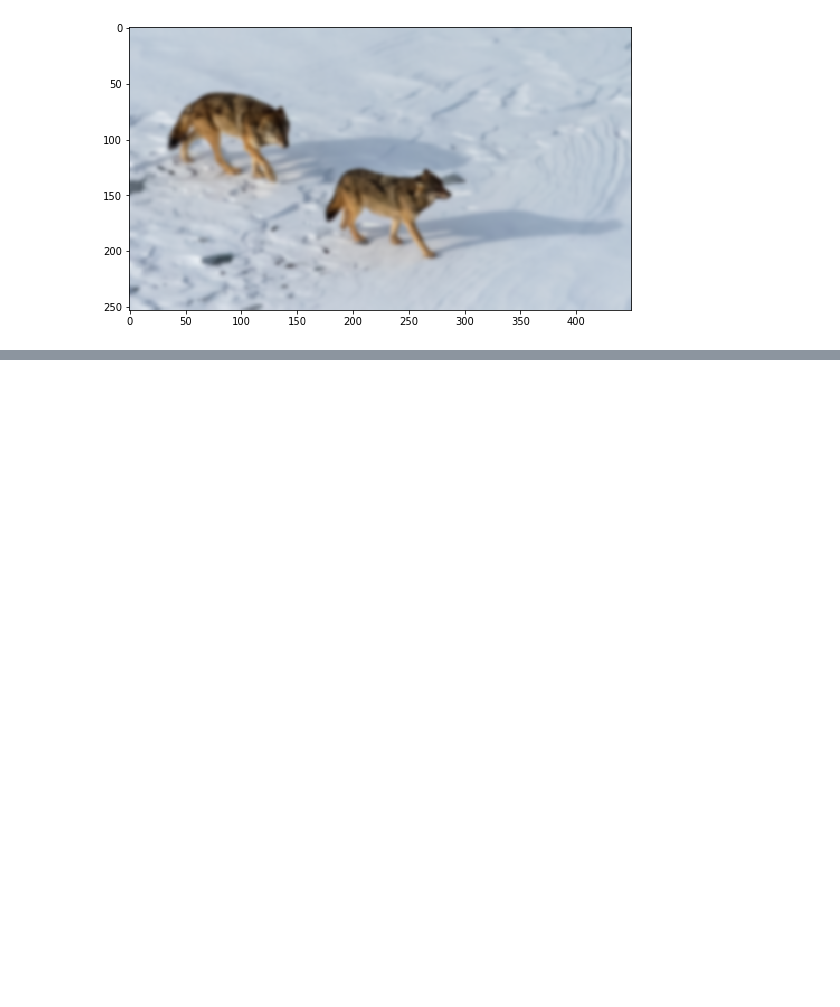
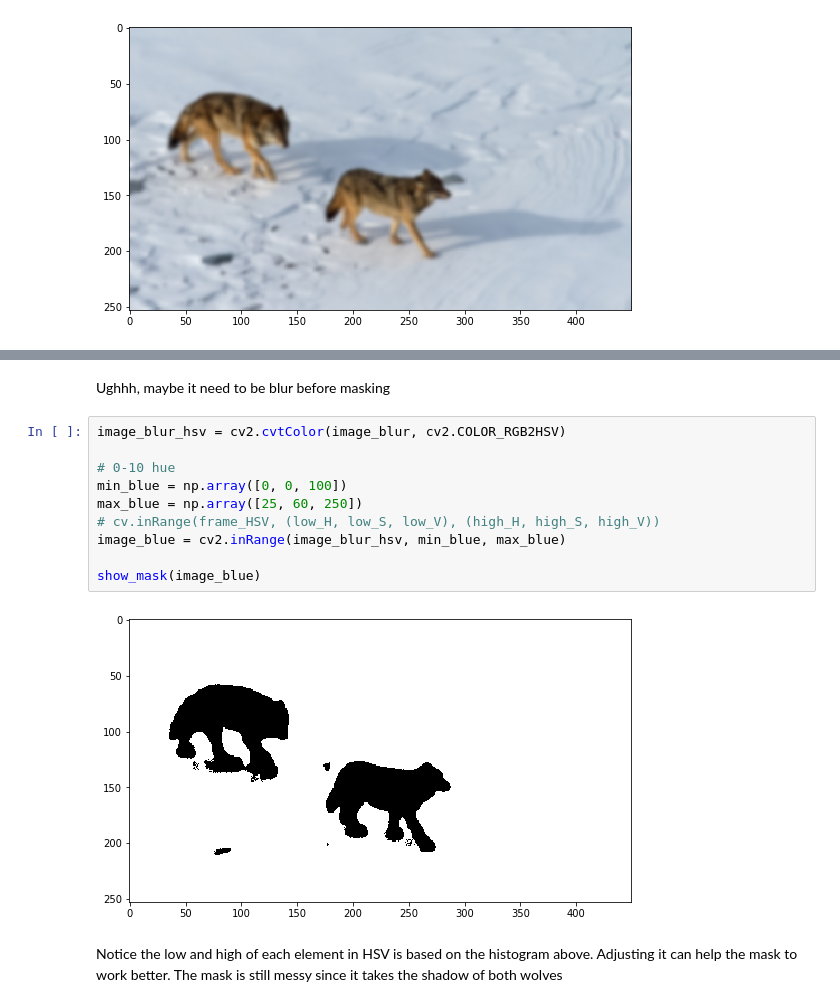
Before and after one commit to DuongVu39/Computer_Vision, a Jupyter notebook: notebook/object_detection.ipynb, the cells around one changed output, grey strips where cells are left out. Saved outputs shown, nothing was run; the diff lists cells and outputs as text; blank space fills up the shorter version.

```diff
--- a/notebook/object_detection.ipynb
+++ b/notebook/object_detection.ipynb
@@ -158,0 +173,16 @@ show_rgb(image_blur)
+# %% [markdown]
+Ughhh, maybe it need to be blur before masking
+# %%
+image_blur_hsv = cv2.cvtColor(image_blur, cv2.COLOR_RGB2HSV)
+
+# 0-10 hue
+min_blue = np.array([0, 0, 100])
+max_blue = np.array([25, 60, 250])
+# cv.inRange(frame_HSV, (low_H, low_S, low_V), (high_H, high_S, high_V))
+image_blue = cv2.inRange(image_blur_hsv, min_blue, max_blue)
+
+show_mask(image_blue)
+# %% [output]
+[figure, added]
+# %% [markdown]
+Notice the low and high of each element in HSV is based on the histogram above. Adjusting it can help the mask to work better. The mask is still messy since it takes the shadow of both wolves
```
Also changed, not shown: parts of 2 cells of this notebook.
